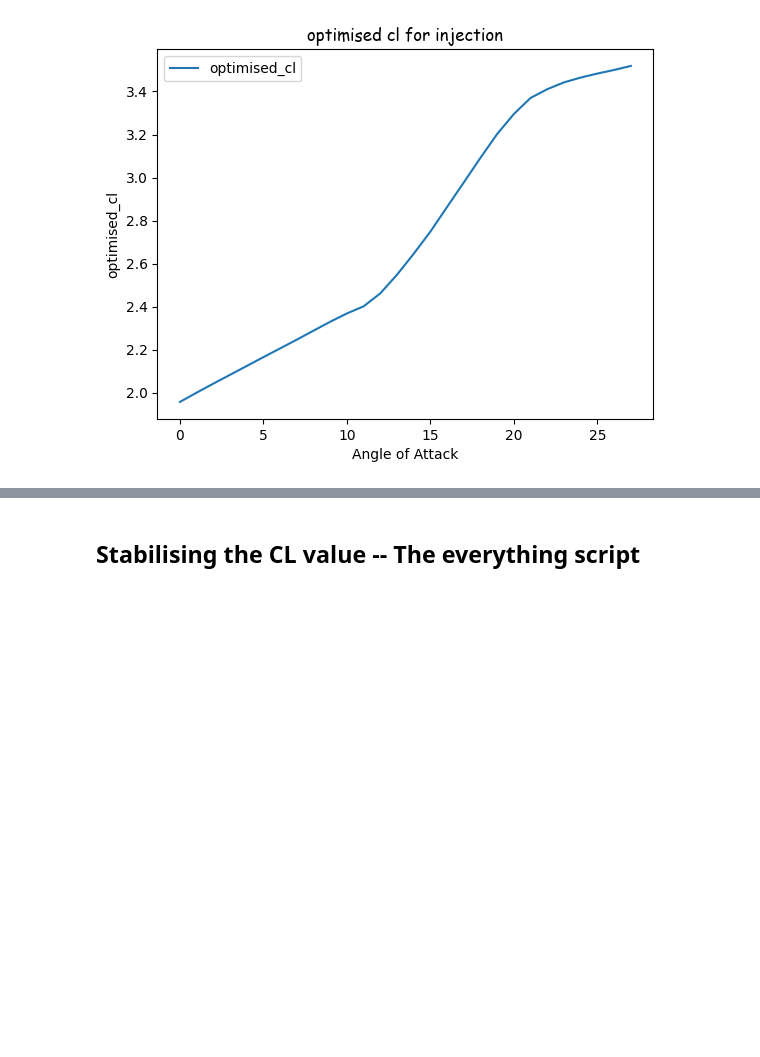
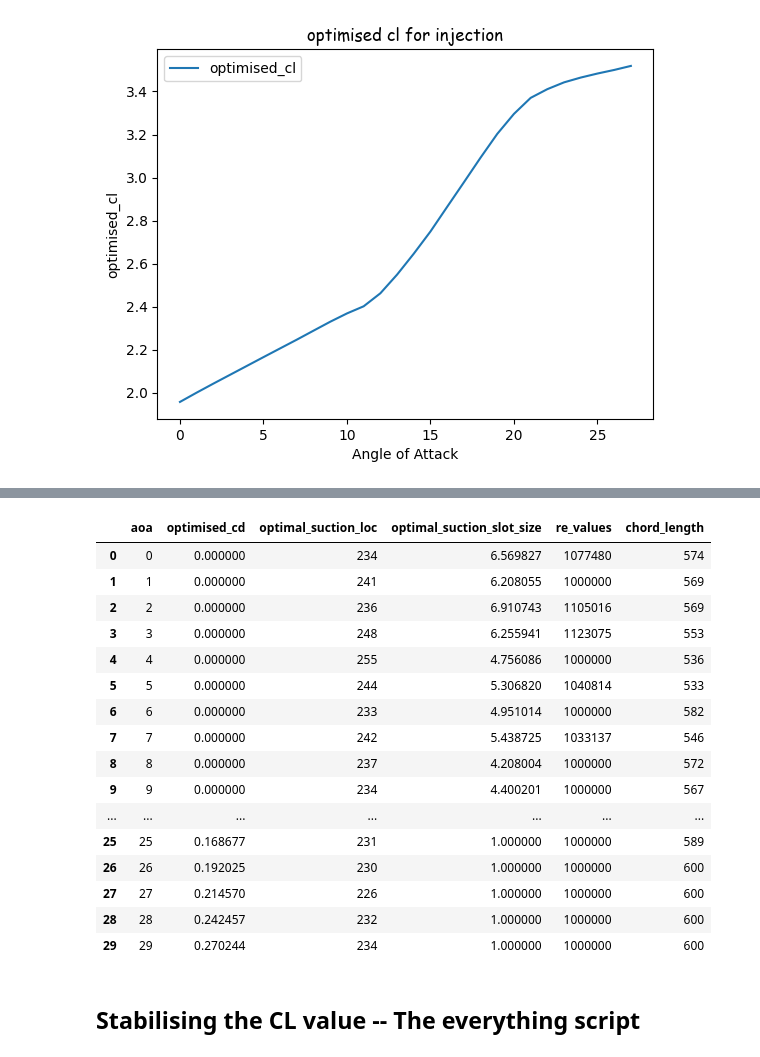
Before and after one commit to HendrichMugisha/anup_sir-conference-optimisation, a Jupyter notebook: suction_only/Optimising_suction_only_with_Re.ipynb, the cells around one changed output, grey strips where cells are left out. Cells and saved outputs as stored; diff of their text form; code cells hidden in the pictures; blank space fills up the shorter version.

Commit message:
Completed cl,cd optimisation for both  suction_only and injection_only configurations

```diff
--- a/suction_only/Optimising_suction_only_with_Re.ipynb
+++ b/suction_only/Optimising_suction_only_with_Re.ipynb
@@ -210,0 +297,29 @@ plt.show()
+# %%
+output_dict = {
+    'aoa' : angles,
+    'optimised_cd' : optimised_cd_values,
+    'optimal_suction_loc' : optimised_cal_suction_locations,
+    'optimal_suction_slot_size' : optimised_cal_suction_slot_sizes,
+    're_values' : optimised_Re_values,
+    'chord_length' : optimised_chord_length_values
+}
+output_df = pd.DataFrame(output_dict)
+output_df
+# %% [output]
+|  | aoa | optimised_cd | optimal_suction_loc | optimal_suction_slot_size | re_values | chord_length |
+| 0 | 0 | 0.000000 | 234 | 6.569827 | 1077480 | 574 |
+| 1 | 1 | 0.000000 | 241 | 6.208055 | 1000000 | 569 |
+| 2 | 2 | 0.000000 | 236 | 6.910743 | 1105016 | 569 |
+| 3 | 3 | 0.000000 | 248 | 6.255941 | 1123075 | 553 |
+| 4 | 4 | 0.000000 | 255 | 4.756086 | 1000000 | 536 |
+| 5 | 5 | 0.000000 | 244 | 5.306820 | 1040814 | 533 |
+| 6 | 6 | 0.000000 | 233 | 4.951014 | 1000000 | 582 |
+| 7 | 7 | 0.000000 | 242 | 5.438725 | 1033137 | 546 |
+| 8 | 8 | 0.000000 | 237 | 4.208004 | 1000000 | 572 |
+| 9 | 9 | 0.000000 | 234 | 4.400201 | 1000000 | 567 |
+| ... | ... | ... | ... | ... | ... | ... |
+| 25 | 25 | 0.168677 | 231 | 1.000000 | 1000000 | 589 |
+| 26 | 26 | 0.192025 | 230 | 1.000000 | 1000000 | 600 |
+| 27 | 27 | 0.214570 | 226 | 1.000000 | 1000000 | 600 |
+| 28 | 28 | 0.242457 | 232 | 1.000000 | 1000000 | 600 |
+| 29 | 29 | 0.270244 | 234 | 1.000000 | 1000000 | 600 |
```
Also changed, not shown: parts of 5 cells of this notebook, 2 other files.
